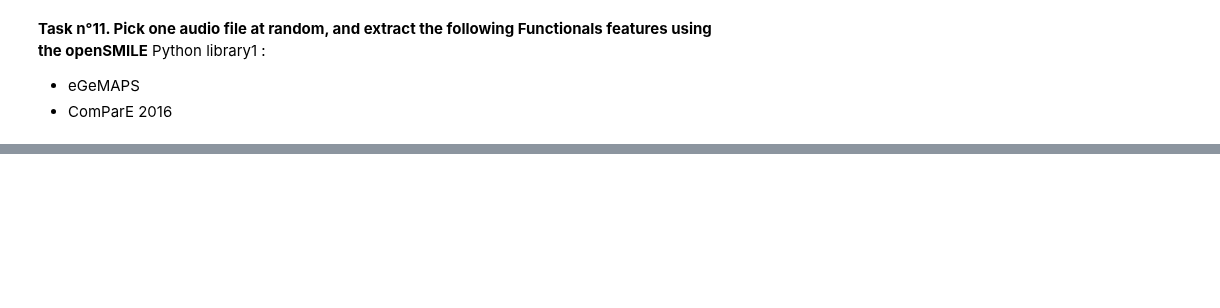
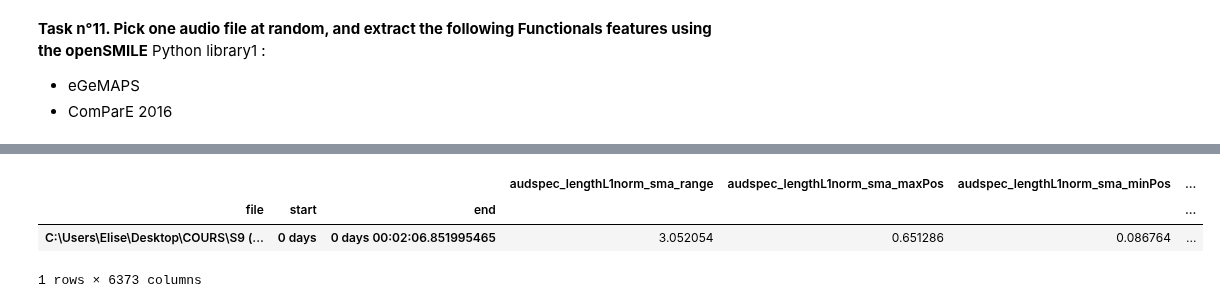
Before and after one commit to Elise-S/Speech-Processing, a Jupyter notebook: TD1.ipynb, the cells around one changed output, grey strips where cells are left out. Saved outputs shown, nothing was run; the diff lists cells and outputs as text; code cells hidden in the pictures; blank space fills up the shorter version.

```diff
--- a/TD1.ipynb
+++ b/TD1.ipynb
@@ -991,6 +1037,12 @@ y = smile.process_file(r'C:\Users\Elise\Desktop\COURS\S9 (papapapaaaaa)\Speech P
 # %%
 smile = opensmile.Smile(
     feature_set=opensmile.FeatureSet.ComParE_2016,
     feature_level=opensmile.FeatureLevel.Functionals,
 )
-y = smile.process_file(r'C:\Users\Elise\Desktop\COURS\S9 (papapapaaaaa)\Speech Processing\Project\Androids-Corpus\Androids-Corpus\Interview-Task\audio_clip\26_PM54_3\26_PM54_3_3.wav')
+x = smile.process_file(r'C:\Users\Elise\Desktop\COURS\S9 (papapapaaaaa)\Speech Processing\Project\Androids-Corpus\Androids-Corpus\Interview-Task\audio_clip\26_PM54_3\26_PM54_3_3.wav')
+x
+# %% [output]
+|  |  |  | audspec_lengthL1norm_sma_range | audspec_lengthL1norm_sma_maxPos | audspec_lengthL1norm_sma_minPos | ... |
+| file | start | end |  |  |  | ... |
+| C:\Users\Elise\Desktop\COURS\S9 (... | 0 days | 0 days 00:02:06.851995465 | 3.052054 | 0.651286 | 0.086764 | ... |
+1 rows × 6373 columns
```
Also changed, not shown: parts of 3 cells of this notebook.
